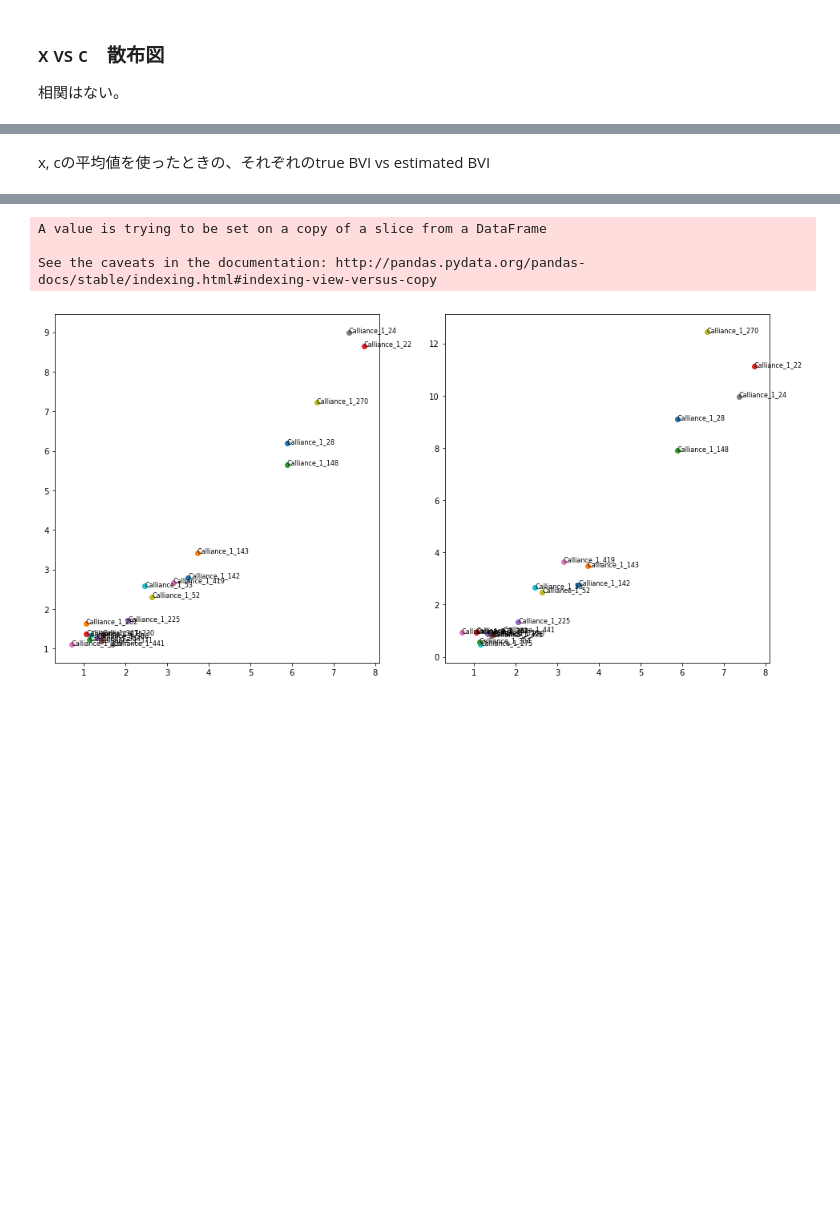
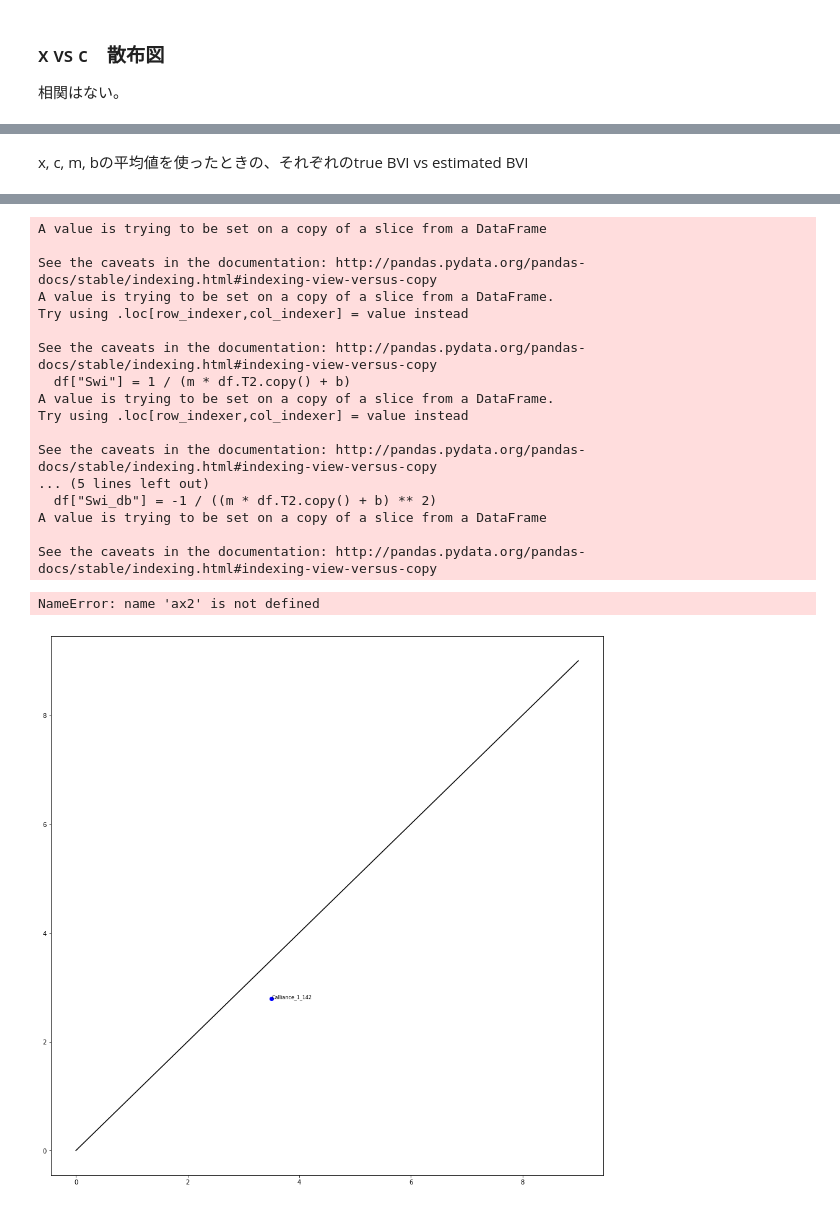
Before and after one commit to griCe14807/PPRT, a Jupyter notebook: src/Analyze/compare_cutoffBVI_spectralBVI.ipynb, the cells around one changed output, grey strips where cells are left out. Drawn from its saved outputs; the diff is of its cells as text; code cells hidden in the pictures; blank space fills up the shorter version.

```diff
--- a/src/Analyze/compare_cutoffBVI_spectralBVI.ipynb
+++ b/src/Analyze/compare_cutoffBVI_spectralBVI.ipynb
@@ -18,6 +18,8 @@ input_file = os.path.join(input_folderpath, input_filename)
 the_df = pd.read_csv(input_file)
 
 the_Pci = 50
+m0 = 0.0618
+b0 = 1
 # %% [markdown]
 Poreの測定値のBVIと、xをいろいろ変更してみた時のSpectral BVIの理論値をプロット。
 交点におけるxがそのサンプルの適切なx。各グラフに適切なcおよびxを入力した。
@@ -107,9 +91,6 @@ See the caveats in the documentation: http://pandas.pydata.org/pandas-docs/stabl
 # %% [markdown]
-x, cの平均値を使ったときの、それぞれのtrue BVI vs estimated BVI
+x, c, m, bの平均値を使ったときの、それぞれのtrue BVI vs estimated BVI
 # %%
-fig = plt.figure(figsize=(16, 8))
-ax1 = fig.add_subplot(1, 2, 1)
-ax2 = fig.add_subplot(1, 2, 2)
 
 # calc averaged C and averaged X
 t2_cutoff_list = []
@@ -128,21 +109,11 @@ for i, (key, group) in enumerate(the_df.groupby("ID")):
 averaged_c = np.mean(np.array(t2_cutoff_list))
 averaged_x = np.mean(np.array(optimized_x_list))
 
-print(averaged_c, averaged_x)
+# 経験式使用時の最適m, bの平均値を計算
+m_list, b_list, optimized_m, optimized_b = calc_BVI.m_b_spectral_empirical(the_df, m0, b0)
 
-# calc permeaility from averaged c and x and plot
-for key, group in the_df.groupby("ID"):
-    spectral_BVI, BVI_dx = calc_BVI.BVI_spectral(averaged_x, group, the_Pci)
-    cutoff_BVI = calc_BVI.BVI_cutoff(group, averaged_c)
-    core_BVI = group.BVI_Por_cum.iloc[-1]
-
-
-    # core BVI vs spectral BVI
-    ax1.scatter(core_BVI, spectral_BVI)
-    ax1.annotate(key, (core_BVI, spectral_BVI), size=8)
-
-    ax2.scatter(core_BVI, cutoff_BVI)
-    ax2.annotate(key, (core_BVI, cutoff_BVI), size=8)
-
-plt.show()
+print("averaged_c={0}".format(averaged_c))
+print("averaged_x={0}".format(averaged_x))
+print("averaged_m={0}".format(optimized_m))
+print("averaged_b={0}".format(optimized_b))
 # %% [output]
@@ -150,4 +137,19 @@ plt.show()
 A value is trying to be set on a copy of a slice from a DataFrame
 
 See the caveats in the documentation: http://pandas.pydata.org/pandas-docs/stable/indexing.html#indexing-view-versus-copy
+A value is trying to be set on a copy of a slice from a DataFrame.
+Try using .loc[row_indexer,col_indexer] = value instead
+
+See the caveats in the documentation: http://pandas.pydata.org/pandas-docs/stable/indexing.html#indexing-view-versus-copy
+  df["Swi"] = 1 / (m * df.T2.copy() + b)
+A value is trying to be set on a copy of a slice from a DataFrame.
+Try using .loc[row_indexer,col_indexer] = value instead
+
+See the caveats in the documentation: http://pandas.pydata.org/pandas-docs/stable/indexing.html#indexing-view-versus-copy
+... (5 lines left out)
+  df["Swi_db"] = -1 / ((m * df.T2.copy() + b) ** 2)
+A value is trying to be set on a copy of a slice from a DataFrame
+
+See the caveats in the documentation: http://pandas.pydata.org/pandas-docs/stable/indexing.html#indexing-view-versus-copy
+NameError: name 'ax2' is not defined
-[figure, old version]
+[figure, new version]
```
Also changed, not shown: parts of 4 cells of this notebook, 8 other files.
